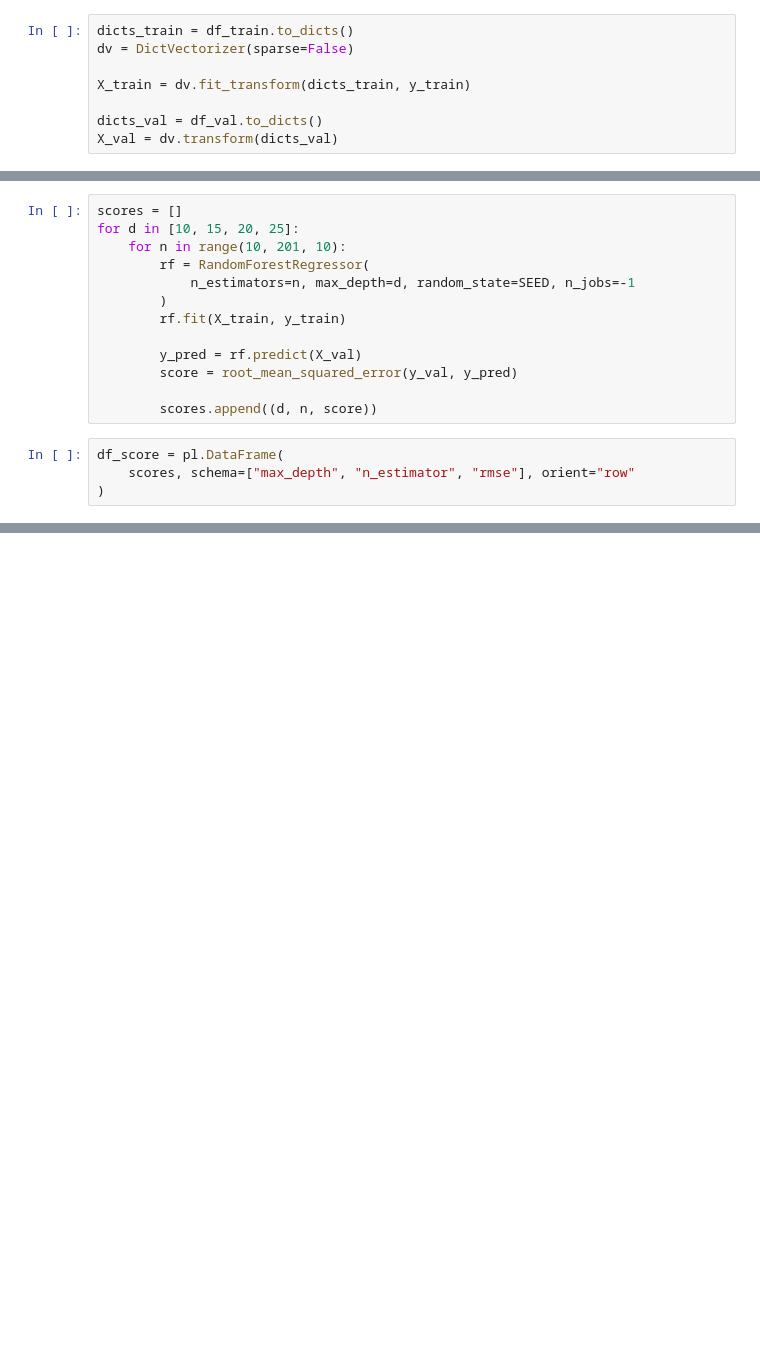
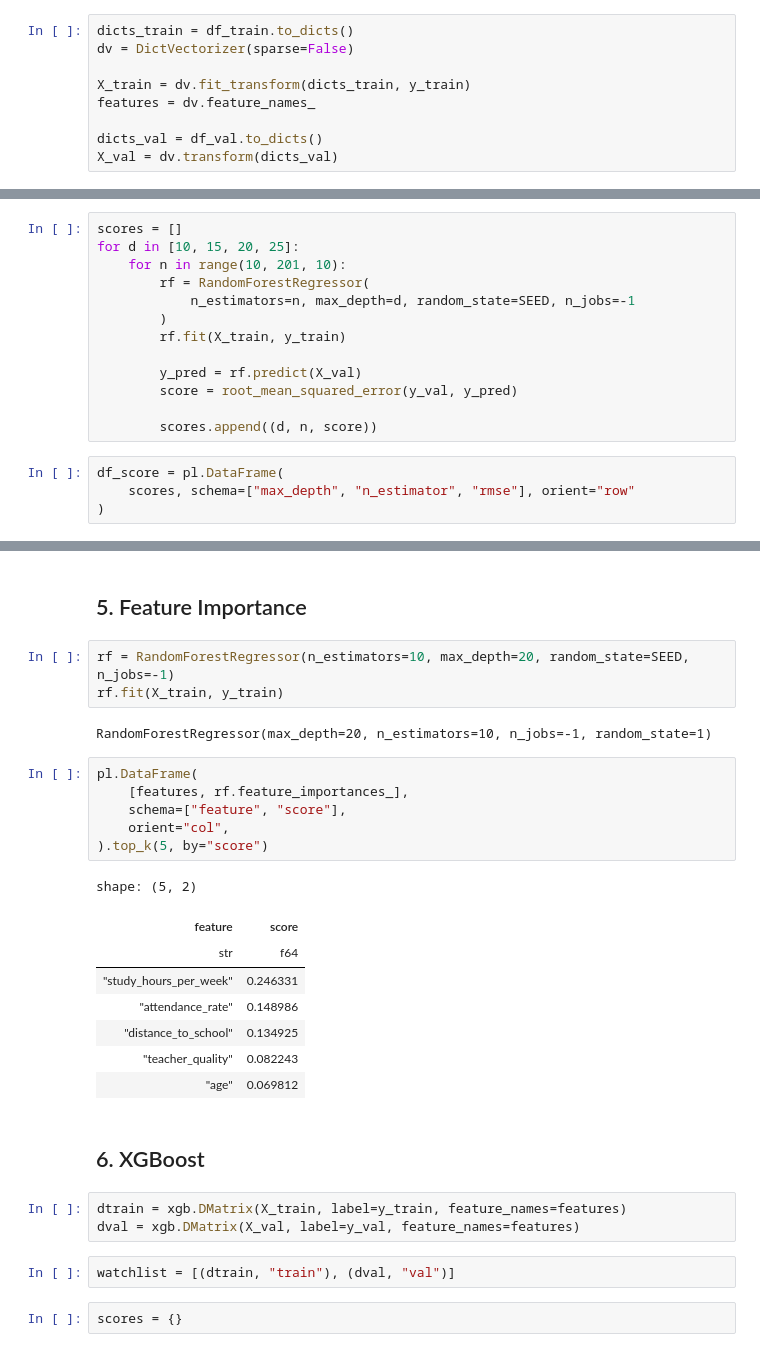
Before and after one commit to NikkiSatmaka/ml-zoomcamp, a Jupyter notebook: notebooks/homework_06.ipynb, the cells around one changed output, grey strips where cells are left out. Cells and saved outputs as stored; diff of their text form; blank space fills up the shorter version.

```diff
--- a/notebooks/homework_06.ipynb
+++ b/notebooks/homework_06.ipynb
@@ -88,6 +91,7 @@ dicts_train = df_train.to_dicts()
 dv = DictVectorizer(sparse=False)
 
 X_train = dv.fit_transform(dicts_train, y_train)
+features = dv.feature_names_
 
 dicts_val = df_val.to_dicts()
 X_val = dv.transform(dicts_val)
@@ -168,0 +189,31 @@ shape: (4, 2)
+# %% [markdown]
+## 5. Feature Importance
+# %%
+rf = RandomForestRegressor(n_estimators=10, max_depth=20, random_state=SEED, n_jobs=-1)
+rf.fit(X_train, y_train)
+# %% [output]
+RandomForestRegressor(max_depth=20, n_estimators=10, n_jobs=-1, random_state=1)
+# %%
+pl.DataFrame(
+    [features, rf.feature_importances_],
+    schema=["feature", "score"],
+    orient="col",
+).top_k(5, by="score")
+# %% [output]
+shape: (5, 2)
+| feature | score |
+| str | f64 |
+| "study_hours_per_week" | 0.246331 |
+| "attendance_rate" | 0.148986 |
+| "distance_to_school" | 0.134925 |
+| "teacher_quality" | 0.082243 |
+| "age" | 0.069812 |
+# %% [markdown]
+## 6. XGBoost
+# %%
+dtrain = xgb.DMatrix(X_train, label=y_train, feature_names=features)
+dval = xgb.DMatrix(X_val, label=y_val, feature_names=features)
+# %%
+watchlist = [(dtrain, "train"), (dval, "val")]
+# %%
+scores = {}
```
Also changed, not shown: parts of 12 cells of this notebook.
